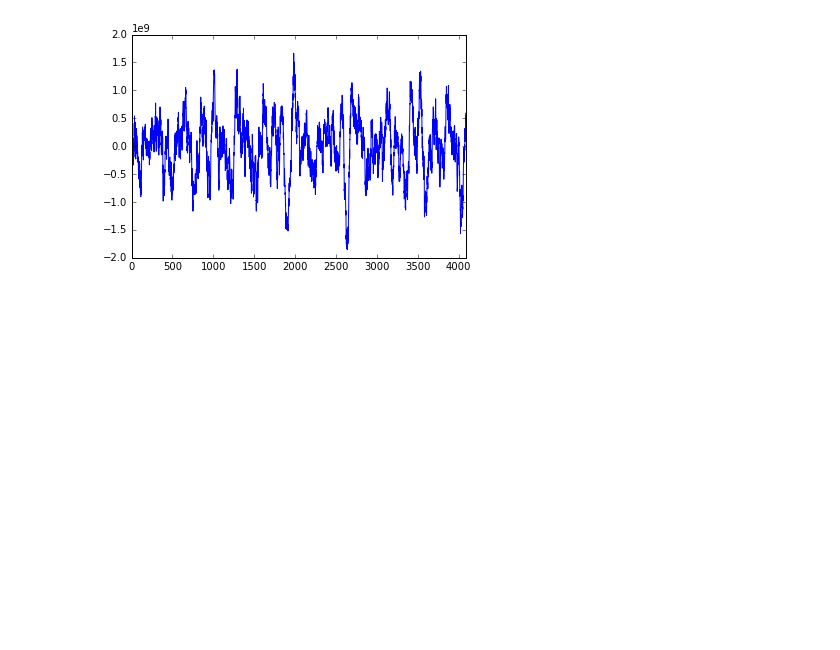
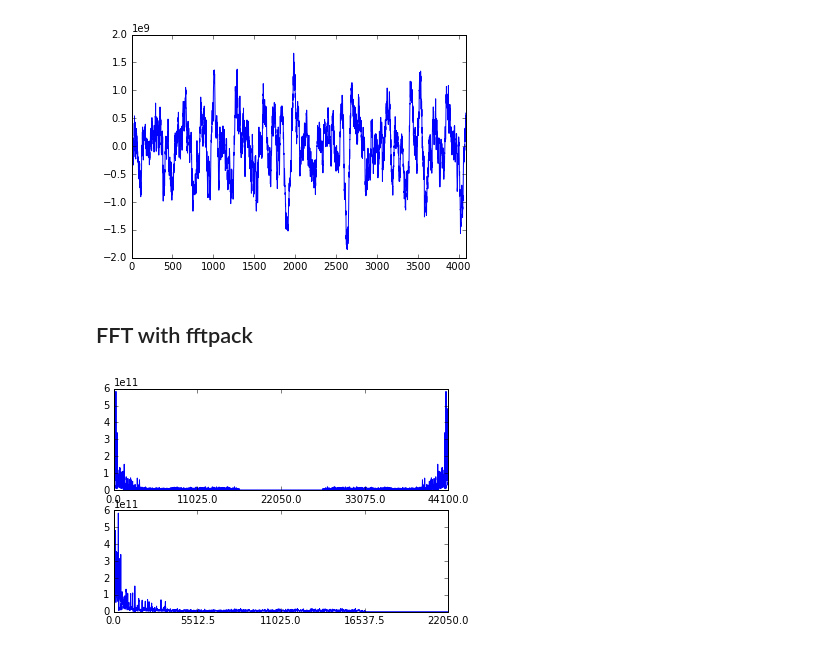
Before and after one commit to keik/sandbox-ipython, a Jupyter notebook: audio-transform.ipynb, the cells around one changed output. Drawn from its saved outputs; the diff is of its cells as text; code cells hidden in the pictures; blank space fills up the shorter version.

```diff
--- a/audio-transform.ipynb
+++ b/audio-transform.ipynb
@@ -31,3 +31,25 @@ axes1.set_xlim(0, 4096)
 plt.show()
 # %% [output]
 [figure]
+# %% [markdown]
+## FFT with fftpack
+# %%
+D = fftpack.fft(frames[:4096])
+
+fig = plt.figure()
+axes1 = fig.add_subplot(211)
+axes2 = fig.add_subplot(212)
+
+# full
+axes1.plot(np.abs(D))
+axes1.set_xlim(0, 4096)
+axes1.set_xticks(np.linspace(0, 4096, 5))
+axes1.set_xticklabels(np.linspace(0, 44100, 5))
+# Nyquist
+axes2.plot(np.abs(D))
+axes2.set_xlim(0, 4096 / 2)
+axes2.set_xticks(np.linspace(0, 4096 / 2, 5))
+axes2.set_xticklabels(np.linspace(0, 44100 / 2, 5))
+plt.show()
+# %% [output]
+[figure, added]
```
Also changed, not shown: parts of 4 cells of this notebook.
